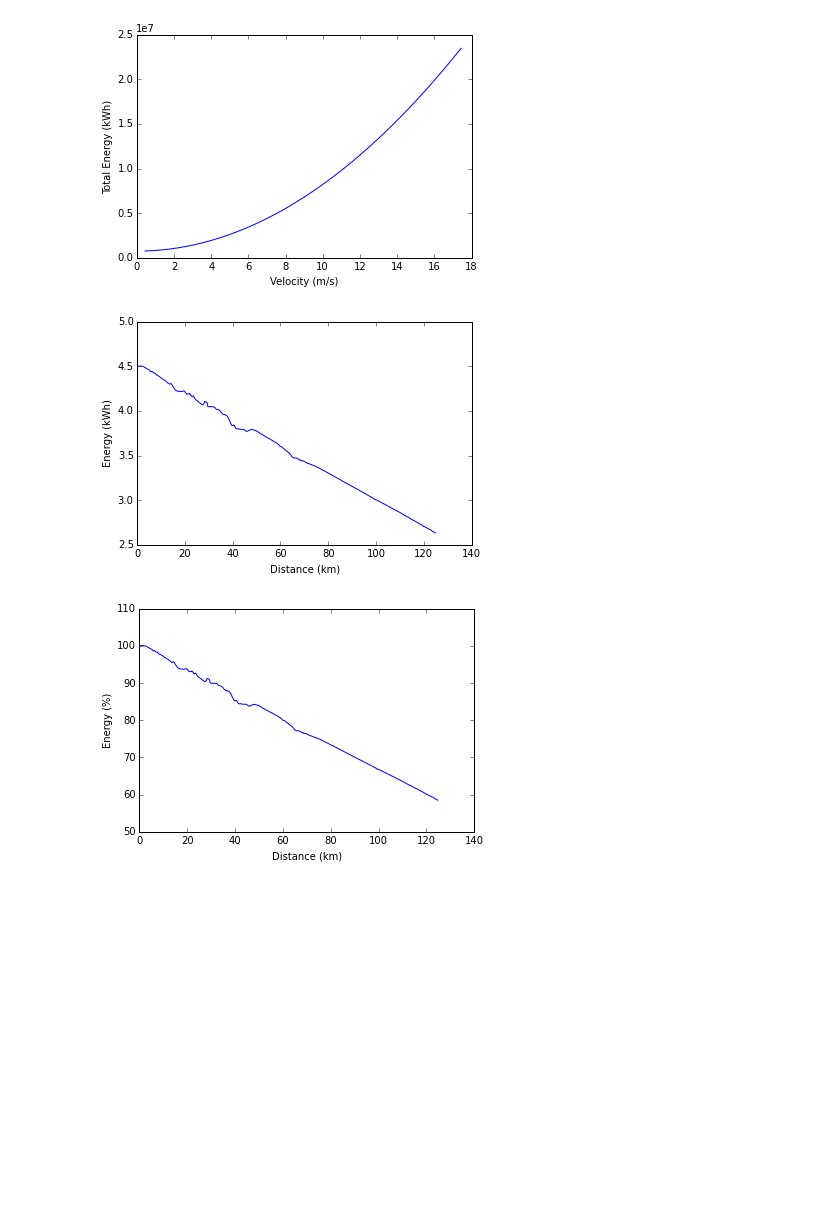
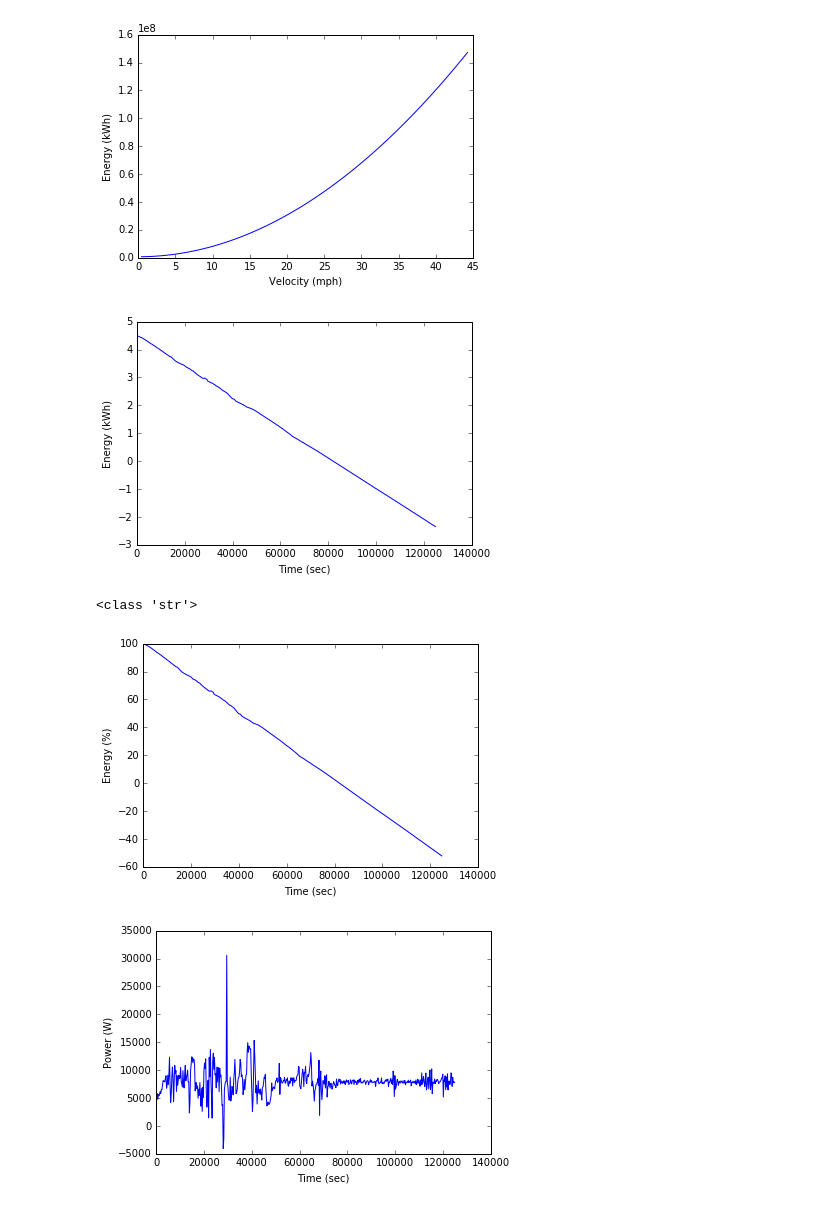
Before and after one commit to Calsolstrategy/energy-model, a Jupyter notebook: strategy.ipynb, the cells around one changed output. Drawn from its saved outputs; the diff is of its cells as text; code cells hidden in the pictures; blank space fills up the shorter version.

```diff
--- a/strategy.ipynb
+++ b/strategy.ipynb
@@ -4,6 +4,8 @@ from math import sin, cos, pi, atan
 import csv
 import matplotlib.pyplot as plt
 import random
+
+#S.I units unless labelled
 
 Cd = 0.17
 A = 1.15
@@ -18,14 +20,12 @@ def power(velocity, incline, accel=0): # Calculates instantaneous power given ve
     power = force * velocity
     return power
 
-#CURRENTLY ISSUE WITH OPENING TERRAIN FILE!
-#CURRENTLY ISSUE WITH OPENING TERRAIN FILE!
 def energy(velocity, terr):
     # Takes in velocity (constant) and terrain file, outputs -
     #lists of: total energy used at each time step, power readings at each step, distance readings at each step, overall total energy value
     e, last_distance, last_elevation = 0, 0, 0
     energy_readings = []
-    power_readings = []
+    power_readings = [1.5]
     distance_readings, elevation_readings = terrain(terr)
 
     for i in range(len(elevation_readings)):
@@ -43,48 +43,62 @@ def energy(velocity, terr):
         except ValueError:
             print("ValueError")
             continue
-        energy_readings.append(e/3600000) #kW/hrs
+        energy_readings.append(e/3600000) #kWh
     return energy_readings, power_readings, distance_readings, e
 
 def terrain(terr):
     terrain_reader = csv.reader(open(terr))
     elevation_readings, distance_readings = [], []
     for i in [i for i in terrain_reader][1:]:
         elevation_readings += [i[1]]
         distance_readings += [i[0]]
     return distance_readings, elevation_readings
-def plot_energy(rangeVel, terrain_file): #Plots total energy used over an entire test for a range of test velocities
+
+def plot_energy(rangeVel, terrain_file): #Plots total energy used over an entire test for a range of test velocities (m/s)
     energies = []
     vs = []
     for v in rangeVel:
         vs.append(v)
         energy_val, power, distance, total_energy = energy(v, terrain_file)
         energies+= [total_energy] #causing out of range error
     for i in range(0, len(vs)):
-        vs[i] = 0.44704 * vs[i]
+        vs[i] = 0.44704 * vs[i] #conversion of m/s to mph
     plt.plot(vs, energies)
-    plt.ylabel("Total Energy (kWh)")
-    plt.xlabel("Velocity (m/s)")
+    plt.ylabel("Energy (kWh)")
+    plt.xlabel("Velocity (mph)")
     plt.show()
 
-def plot_energy_time(velocity, terrain_file): #Plots battery energy over distance
+####Assumes that distance is relative to time
+
+def plot_energy_time(velocity, terrain_file): #Plots battery energy over distance. Assumes velocity is constant
     energy_val, power, distance, total_energy = energy(velocity, terrain_file)
-    plt.plot([float(d) / 1000.0 for d in distance], [battery_capacity - i for i in energy_val])
+    plt.plot(distance, [battery_capacity - i for i in energy_val])
     plt.ylabel("Energy (kWh)")
-    plt.xlabel("Distance (km)")
+    plt.xlabel("Time (sec)")
     plt.show()
 
-def plot_energy_time_percentage(velocity, terrain_file): #Plots battery percentage over distance
+def plot_energy_time_percentage(velocity, terrain_file): #Plots battery percentage over distance. Assumes velocity is constant.
     energy_val, power, distance, total_energy = energy(velocity, terrain_file)
-    plt.plot([float(d) / 1000.0 for d in distance], [((battery_capacity - i) / battery_capacity) * 100 for i in energy_val])
+    print(type(distance[0]))
+    plt.plot(distance, [((battery_capacity - i) / battery_capacity) * 100 for i in energy_val])
     plt.ylabel("Energy (%)")
-    plt.xlabel("Distance (km)")
+    plt.xlabel("Time (sec)")
     plt.show()
 
-plot_energy(range(1,40), "terrain1.csv")
-plot_energy_time(20, "terrain1.csv")
-plot_energy_time_percentage(20, "terrain1.csv")
+def plot_instantaneous_power_time(velocity, terrain_file): #Plots instantaneous power over distance. Assumes that velocity is constant.
+    energy_val, power, distance, total_energy = energy(velocity, terrain_file)
+    plt.plot(distance, power)
+    plt.ylabel("Power (W)")
+    plt.xlabel("Time (sec)")
+    plt.show()
+
+plot_energy(range(1,100), "terrain1.csv")
+plot_energy_time(40, "terrain1.csv")
+plot_energy_time_percentage(40, "terrain1.csv")
+plot_instantaneous_power_time(40, "terrain1.csv")
 # %% [output]
-[figure, old version]
+[figure, new version]
-[figure, old version]
+[figure, new version]
+<class 'str'>
-[figure, old version]
+[figure, new version]
+[figure, added]
```
